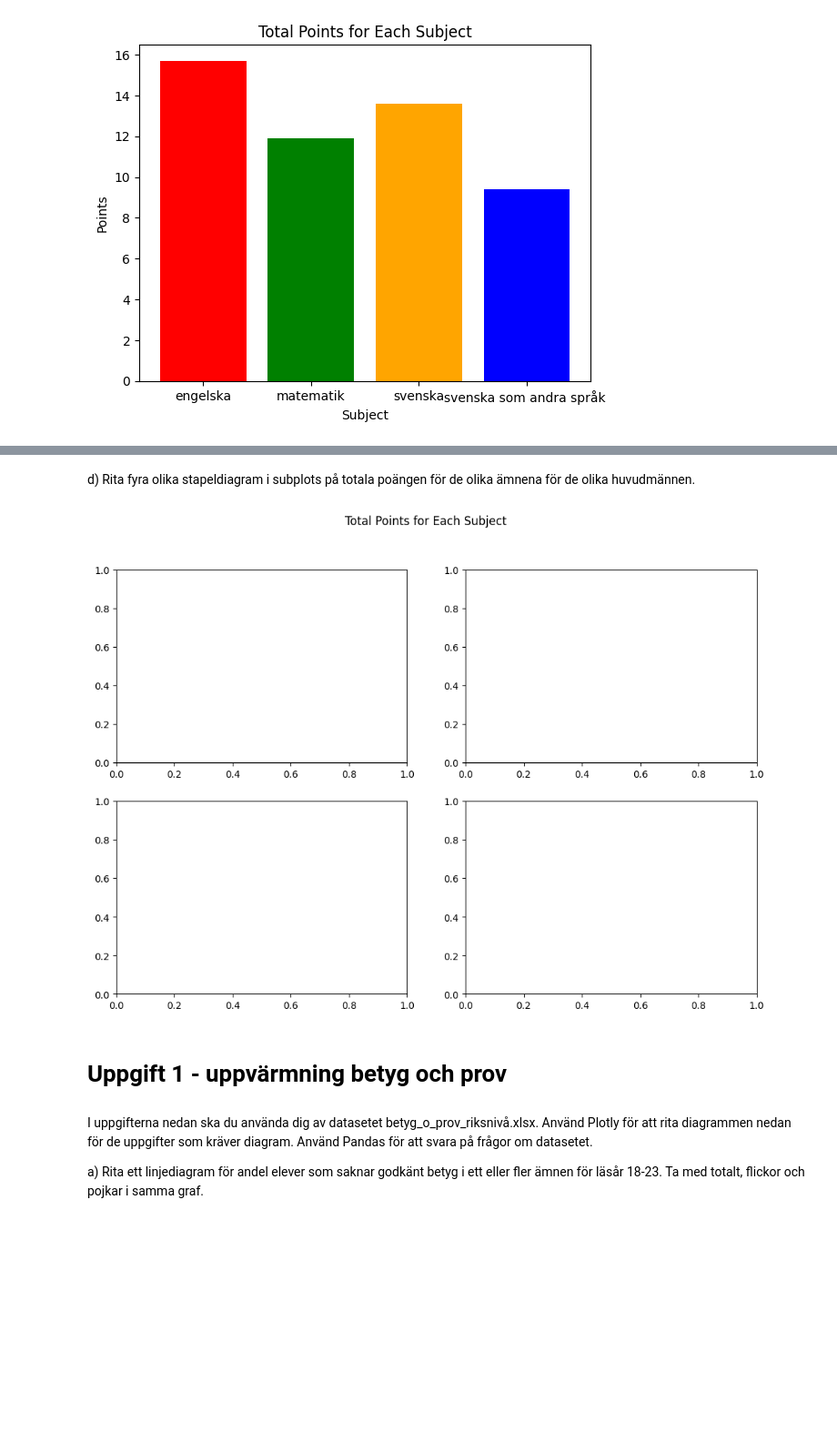
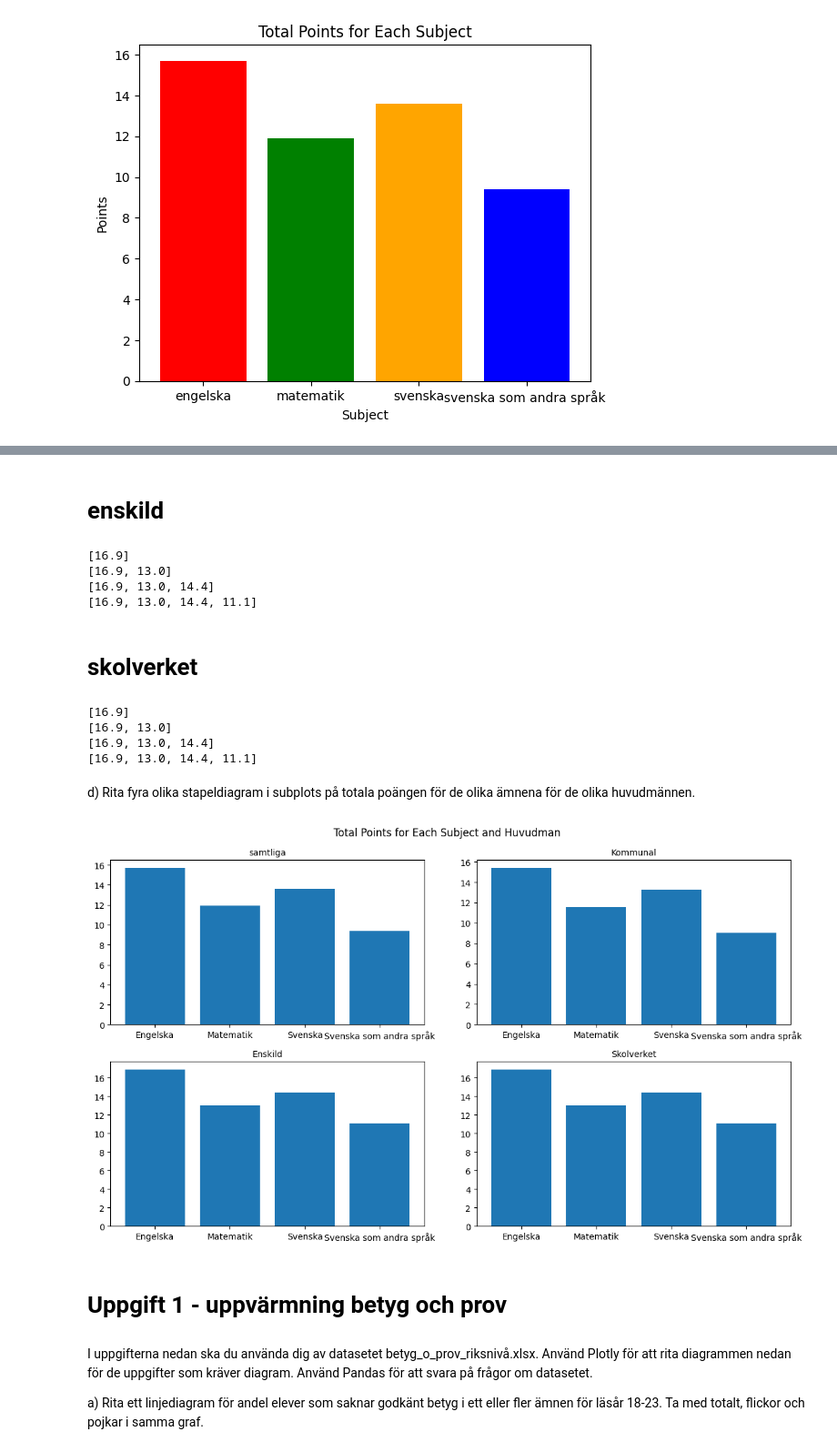
Before and after one commit to Zandri2k/Python-Sandra-Nilsson-OPA23, a Jupyter notebook: Labb_2/Labb_2.ipynb, the cells around one changed output, grey strips where cells are left out. Shown at 91% size. Cells and saved outputs as stored; diff of their text form; code cells hidden in the pictures; blank space fills up the shorter version.

```diff
--- a/Labb_2/Labb_2.ipynb
+++ b/Labb_2/Labb_2.ipynb
@@ -208,23 +261,72 @@ plt.show()
+# %% [markdown]
+# enskild
+# %%
+total_poäng_2 = [
+
+]
+
+for i in range (4):
+    total_point = df_subjects[i][df_subjects[i]["Huvudman"] == "Enskild"]["Totalt (Poäng)"].values[0]
+    total_poäng_2.append(total_point)
+    print(total_poäng_2)
+# %% [output]
+[16.9]
+[16.9, 13.0]
+[16.9, 13.0, 14.4]
+[16.9, 13.0, 14.4, 11.1]
+# %% [markdown]
+# skolverket
+# %%
+total_poäng_3 = [
+
+]
+
+for i in range(4):
+    total_point = df_subjects[i][df_subjects[i]["Huvudman"] == "Enskild"]["Totalt (Poäng)"].values[0]
+    total_poäng_3.append(total_point)
+    print(total_poäng_3)
+# %% [output]
+[16.9]
+[16.9, 13.0]
+[16.9, 13.0, 14.4]
+[16.9, 13.0, 14.4, 11.1]
 # %% [markdown]
 d) Rita fyra olika stapeldiagram i subplots på totala poängen för de olika ämnena för de olika huvudmännen.
 # %%
 subject_names = ["Engelska", "Matematik", "Svenska", "Svenska som andra språk"]
+huvudman_names = ["Samtliga", "Kommunal", "Enskild", "Skolverket"]
 
 # sätter färg
 colors = ['red', 'blue', 'green', 'orange']
 
-# Plot stacked bar charts for eacsubject
-fig, axes = plt.subplots(nrows=2, ncols=2, figsize=(12, 8))
+# Plot stacked bar charts for each huvudman in subplots
+fig, axes = plt.subplots(nrows=2, ncols=2,  figsize=(12, 7))
+
+# axes.set_xticklabels(axes.get_xticklabels(), rotation = 90)
+
+axes[0,0].bar(x = subject_names, height = total_poäng_0 )
+axes[0,1].bar(x = subject_names, height = total_poäng_1)
+axes[1,0].bar(x = subject_names, height = total_poäng_2)
+axes[1,1].bar(x = subject_names, height = total_poäng_3)
+
+axes[0,0].set_title("samtliga",fontsize = 10)
+axes[0,1].set_title("Kommunal",fontsize = 10)
+axes[1,0].set_title("Enskild", fontsize = 10)
+axes[1,1].set_title("Skolverket", fontsize = 10)
+
+
+
+
 
 
 # Add labels and title
-fig.suptitle("Total Points for Each Subject")
-
+fig.suptitle("Total Points for Each Subject and Huvudman")
+plt.tight_layout()
 
 # Show the plot
 plt.show()
 # %% [output]
-[figure, old version]
+[figure, new version]
 # %% [markdown]
 # Uppgift 1 - uppvärmning betyg och prov
 ###
```
Also changed, not shown: parts of 8 cells of this notebook.
